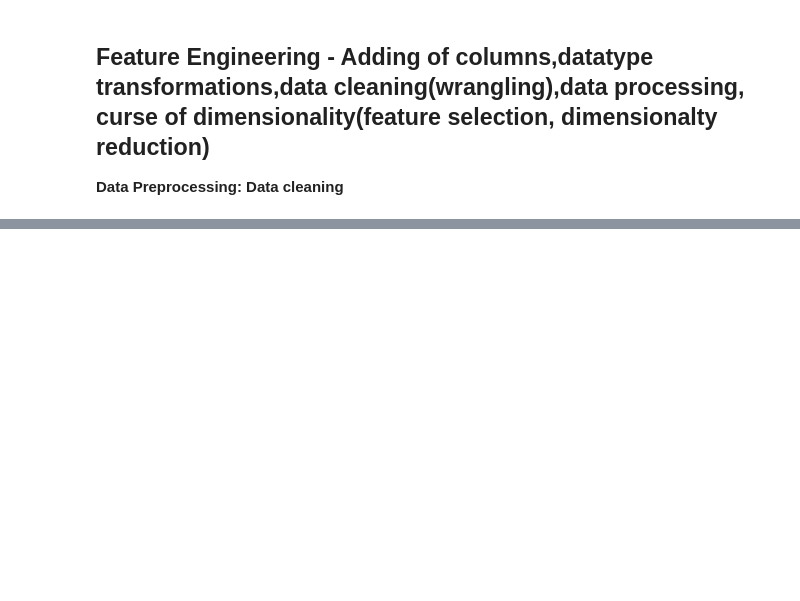
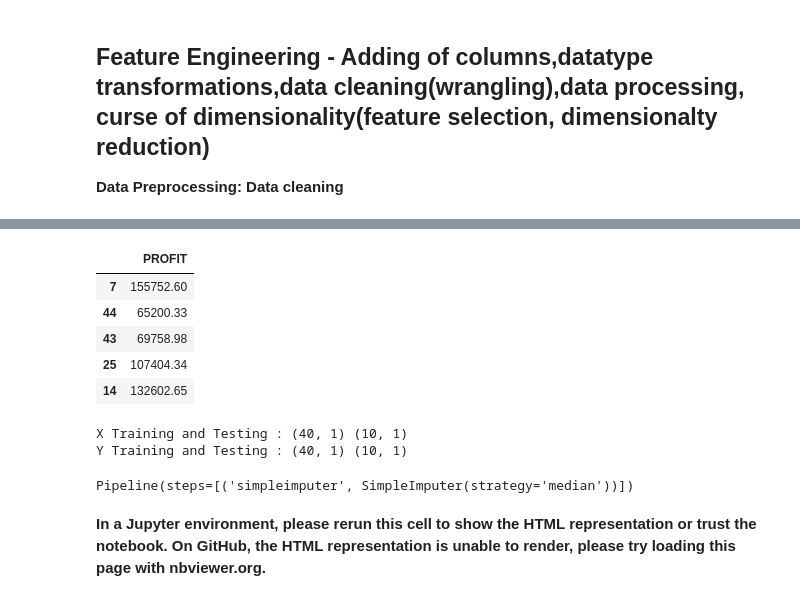
Before and after one commit to kavaderohan2005-netizen/ML-Project, a Jupyter notebook: Linear Regression/Simple Linear Regression.ipynb, the cells around one changed output, grey strips where cells are left out. Cells and saved outputs as stored; diff of their text form; code cells hidden in the pictures; blank space fills up the shorter version.

```diff
--- a/Linear Regression/Simple Linear Regression.ipynb
+++ b/Linear Regression/Simple Linear Regression.ipynb
@@ -103,0 +165,23 @@ y.head()
+# %%
+ytest.head()
+# %% [output]
+|  | PROFIT |
+| 7 | 155752.60 |
+| 44 | 65200.33 |
+| 43 | 69758.98 |
+| 25 | 107404.34 |
+| 14 | 132602.65 |
+# %%
+## to print x test and train and also y test and train
+print("X Training and Testing :", xtrain.shape , xtest.shape)
+print("Y Training and Testing :", ytrain.shape , ytest.shape)
+# %% [output]
+X Training and Testing : (40, 1) (10, 1)
+Y Training and Testing : (40, 1) (10, 1)
+# %%
+num_pipe.fit(xtrain)
+# %% [output]
+Pipeline(steps=[('simpleimputer', SimpleImputer(strategy='median'))])
+# %% [markdown]
+**In a Jupyter environment, please rerun this cell to show the HTML representation or trust the notebook.
+On GitHub, the HTML representation is unable to render, please try loading this page with nbviewer.org.**
```
Also changed, not shown: parts of 21 cells of this notebook.
